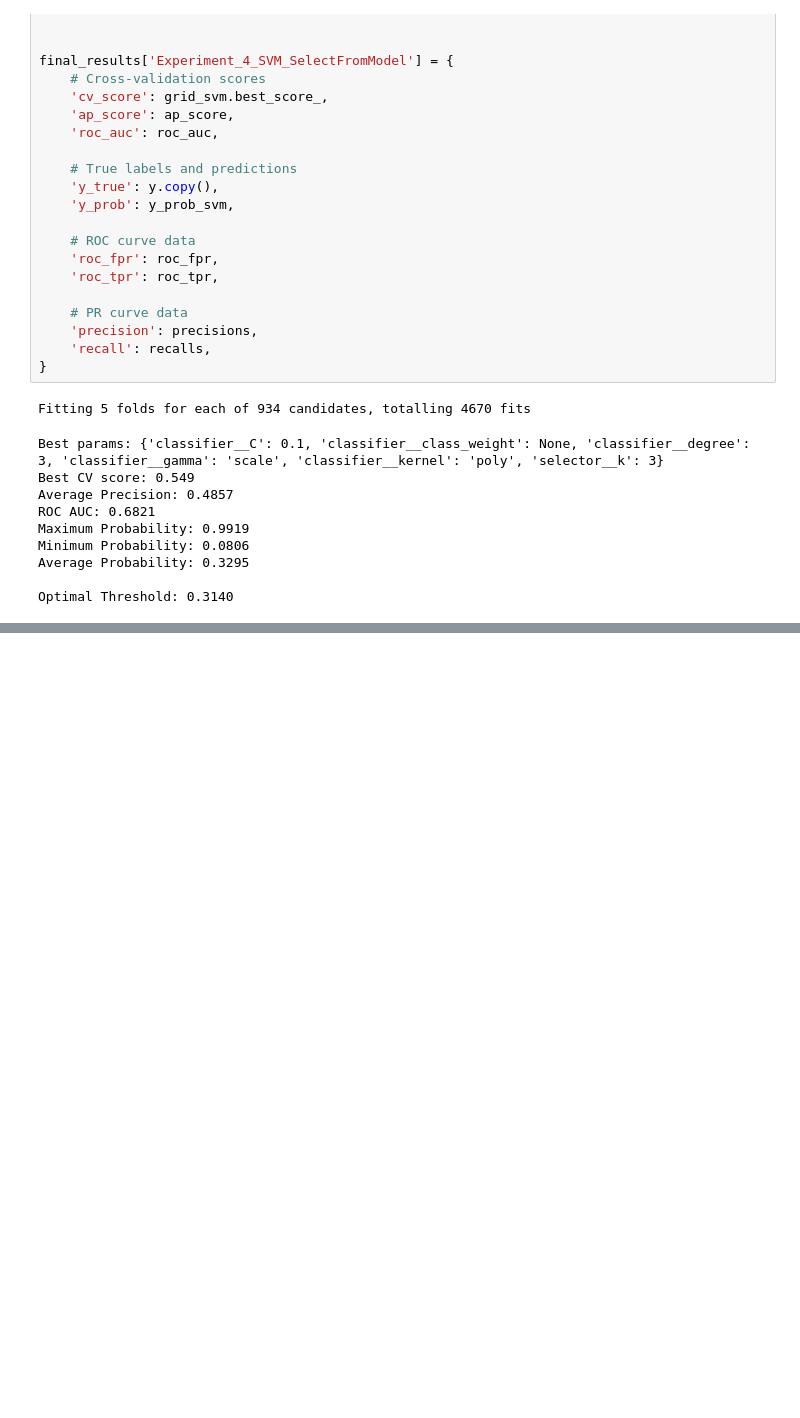
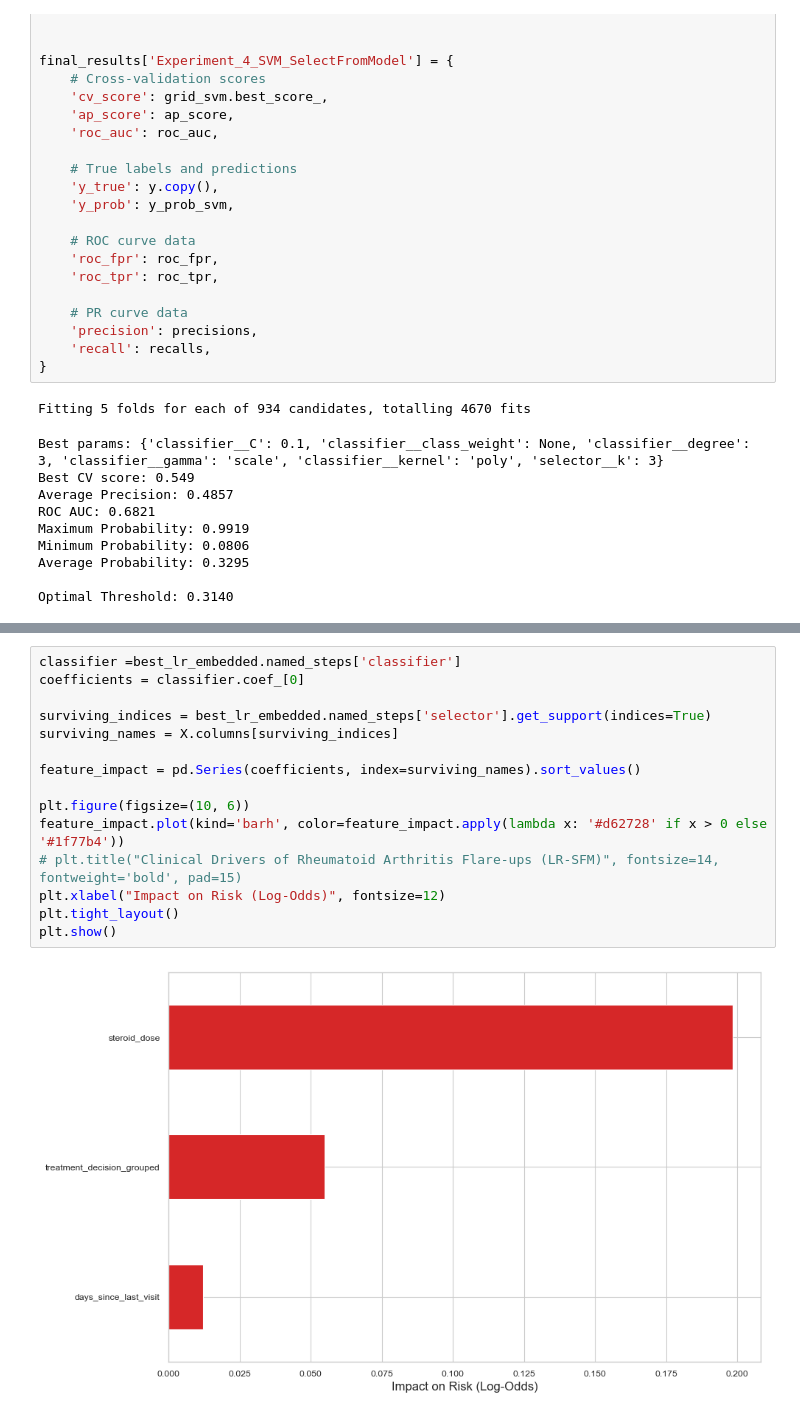
Before and after one commit to konnatzeik/Master_Thesis, a Jupyter notebook: notebooks/02_modeling.ipynb, the cells around one changed output, grey strips where cells are left out. Drawn from its saved outputs; the diff is of its cells as text; blank space fills up the shorter version.

```diff
--- a/notebooks/02_modeling.ipynb
+++ b/notebooks/02_modeling.ipynb
@@ -1584,0 +1600,17 @@ plt.show()
+# %%
+classifier =best_lr_embedded.named_steps['classifier']
+coefficients = classifier.coef_[0]
+
+surviving_indices = best_lr_embedded.named_steps['selector'].get_support(indices=True)
+surviving_names = X.columns[surviving_indices]
+
+feature_impact = pd.Series(coefficients, index=surviving_names).sort_values()
+
+plt.figure(figsize=(10, 6))
+feature_impact.plot(kind='barh', color=feature_impact.apply(lambda x: '#d62728' if x > 0 else '#1f77b4'))
+# plt.title("Clinical Drivers of Rheumatoid Arthritis Flare-ups (LR-SFM)", fontsize=14, fontweight='bold', pad=15)
+plt.xlabel("Impact on Risk (Log-Odds)", fontsize=12)
+plt.tight_layout()
+plt.show()
+# %% [output]
+[figure, added]
```
Also changed, not shown: parts of 7 cells of this notebook.
